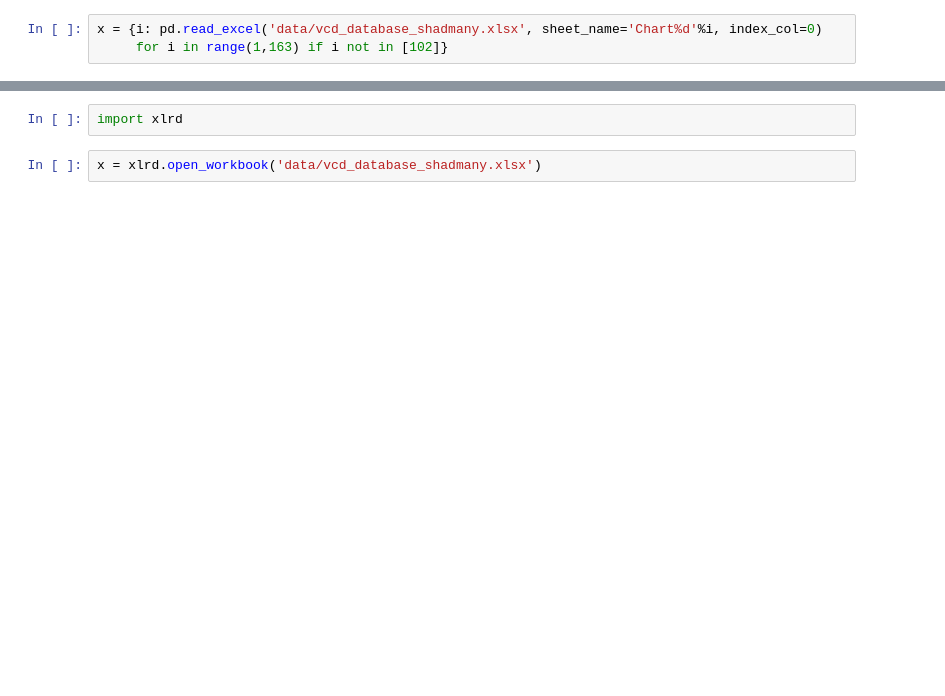
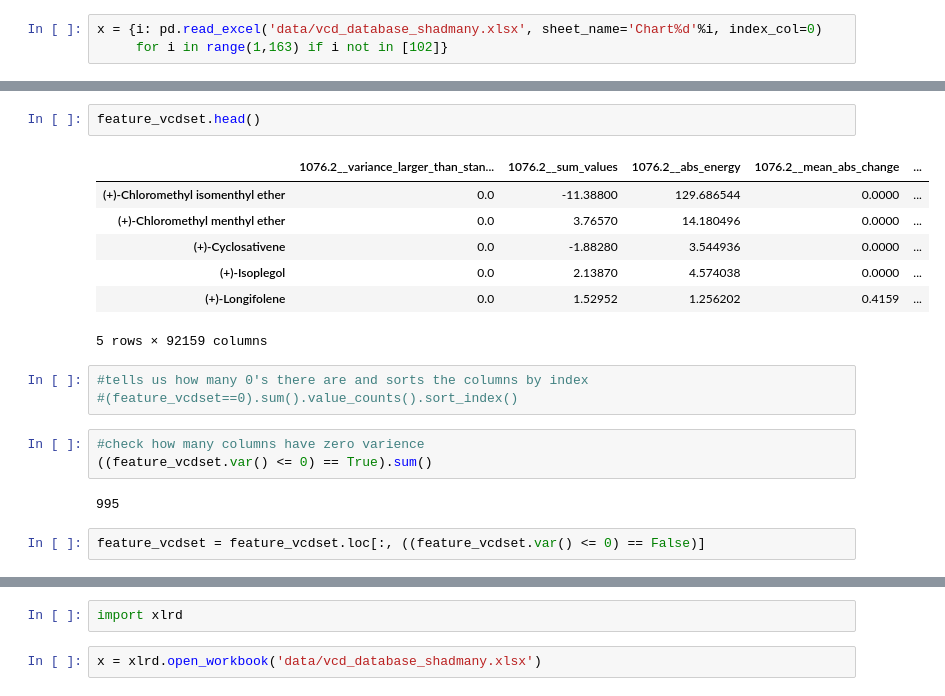
Before and after one commit to rgerkin/enantiomerlist, a Jupyter notebook: vcd.ipynb, the cells around one changed output, grey strips where cells are left out. Drawn from its saved outputs; the diff is of its cells as text; blank space fills up the shorter version.

```diff
--- a/vcd.ipynb
+++ b/vcd.ipynb
@@ -126,0 +164,20 @@ pd.concat(x).unstack()['ＶＣＤ']
+# %%
+feature_vcdset.head()
+# %% [output]
+|  | 1076.2__variance_larger_than_stan... | 1076.2__sum_values | 1076.2__abs_energy | 1076.2__mean_abs_change | ... |
+| (+)-Chloromethyl isomenthyl ether | 0.0 | -11.38800 | 129.686544 | 0.0000 | ... |
+| (+)-Chloromethyl menthyl ether | 0.0 | 3.76570 | 14.180496 | 0.0000 | ... |
+| (+)-Cyclosativene | 0.0 | -1.88280 | 3.544936 | 0.0000 | ... |
+| (+)-Isoplegol | 0.0 | 2.13870 | 4.574038 | 0.0000 | ... |
+| (+)-Longifolene | 0.0 | 1.52952 | 1.256202 | 0.4159 | ... |
+5 rows × 92159 columns
+# %%
+#tells us how many 0's there are and sorts the columns by index
+#(feature_vcdset==0).sum().value_counts().sort_index()
+# %%
+#check how many columns have zero varience
+((feature_vcdset.var() <= 0) == True).sum()
+# %% [output]
+995
+# %%
+feature_vcdset = feature_vcdset.loc[:, ((feature_vcdset.var() <= 0) == False)]
```
Also changed, not shown: parts of 58 cells of this notebook, 6 other files.
